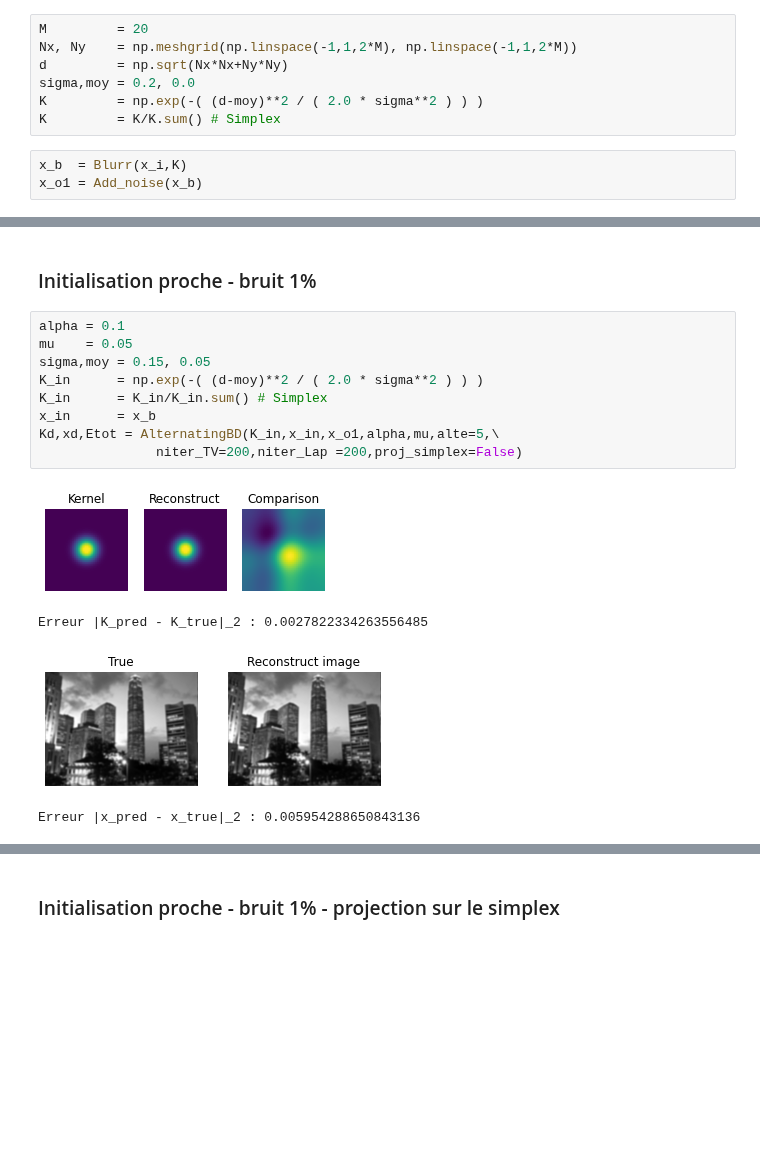
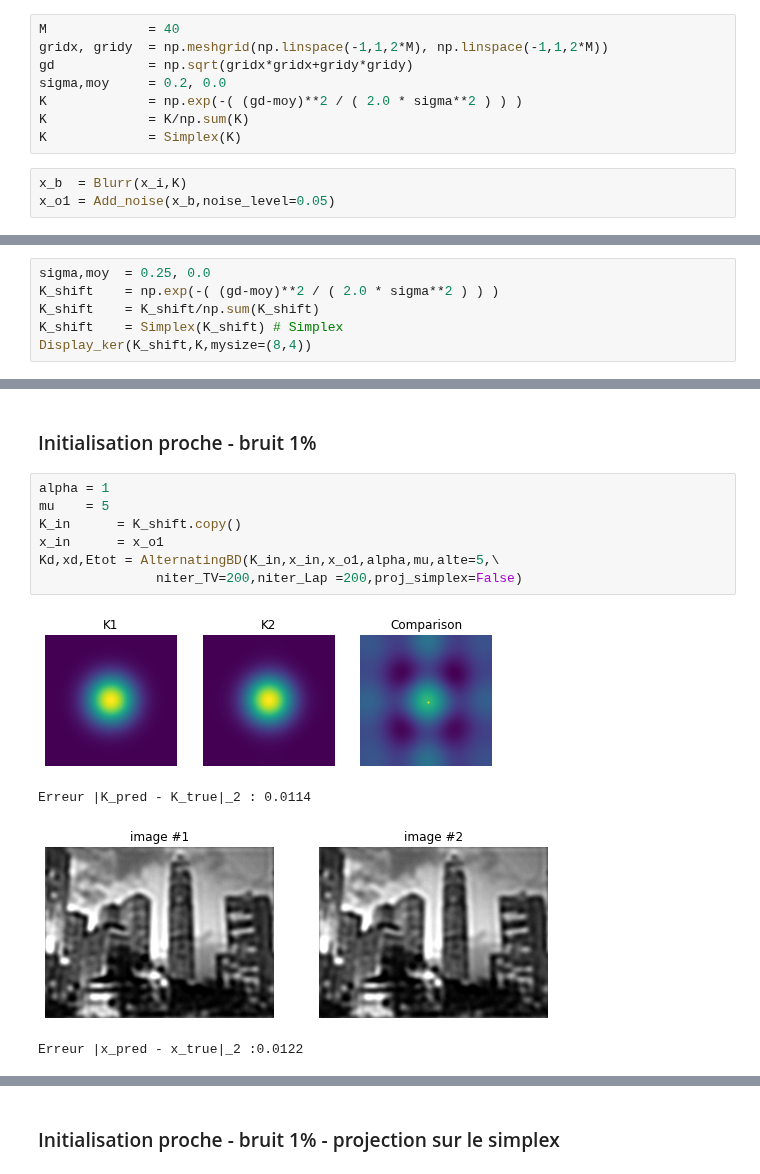
Before and after one commit to ceciledellavalle/BlindDeconvolution, a Jupyter notebook: Alternée.ipynb, the cells around one changed output, grey strips where cells are left out. Drawn from its saved outputs; the diff is of its cells as text; blank space fills up the shorter version.

```diff
--- a/Alternée.ipynb
+++ b/Alternée.ipynb
@@ -42,12 +43,13 @@ im_name   = 'image01.png'
 x_i = DataLoader(file_name,im_name)
 x_i = x_i/np.amax(x_i)# Rescaling
 # %%
-M         = 20
-Nx, Ny    = np.meshgrid(np.linspace(-1,1,2*M), np.linspace(-1,1,2*M))
-d         = np.sqrt(Nx*Nx+Ny*Ny)
-sigma,moy = 0.2, 0.0
-K         = np.exp(-( (d-moy)**2 / ( 2.0 * sigma**2 ) ) )
-K         = K/K.sum() # Simplex
+M             = 40
+gridx, gridy  = np.meshgrid(np.linspace(-1,1,2*M), np.linspace(-1,1,2*M))
+gd            = np.sqrt(gridx*gridx+gridy*gridy)
+sigma,moy     = 0.2, 0.0
+K             = np.exp(-( (gd-moy)**2 / ( 2.0 * sigma**2 ) ) )
+K             = K/np.sum(K)
+K             = Simplex(K)
 # %%
 x_b  = Blurr(x_i,K)
-x_o1 = Add_noise(x_b)
+x_o1 = Add_noise(x_b,noise_level=0.05)
@@ -57,0 +56,6 @@ NameError: name 'Display_im' is not defined
+# %%
+sigma,moy  = 0.25, 0.0
+K_shift    = np.exp(-( (gd-moy)**2 / ( 2.0 * sigma**2 ) ) )
+K_shift    = K_shift/np.sum(K_shift)
+K_shift    = Simplex(K_shift) # Simplex
+Display_ker(K_shift,K,mysize=(8,4))
@@ -100,19 +121,17 @@ Text(0.5, 1.0, 'Initialisation proche, pas de bruit')
 # %% [markdown]
 ### Initialisation proche - bruit 1%
 # %%
-alpha = 0.1
-mu    = 0.05
-sigma,moy = 0.15, 0.05
-K_in      = np.exp(-( (d-moy)**2 / ( 2.0 * sigma**2 ) ) )
-K_in      = K_in/K_in.sum() # Simplex
-x_in      = x_b
+alpha = 1
+mu    = 5
+K_in      = K_shift.copy()
+x_in      = x_o1
 Kd,xd,Etot = AlternatingBD(K_in,x_in,x_o1,alpha,mu,alte=5,\
                niter_TV=200,niter_Lap =200,proj_simplex=False)
 # %% [output]
-[figure, old version]
+[figure, new version]
-Erreur |K_pred - K_true|_2 : 0.0027822334263556485
+Erreur |K_pred - K_true|_2 : 0.0114
-[figure, old version]
+[figure, new version]
-Erreur |x_pred - x_true|_2 : 0.005954288650843136
+Erreur |x_pred - x_true|_2 :0.0122
 # %%
 plt.plot(Etot,'+')
 plt.title("Initialisation proche, bruit 0.01")
```
Also changed, not shown: parts of 19 cells of this notebook, 45 other files.
